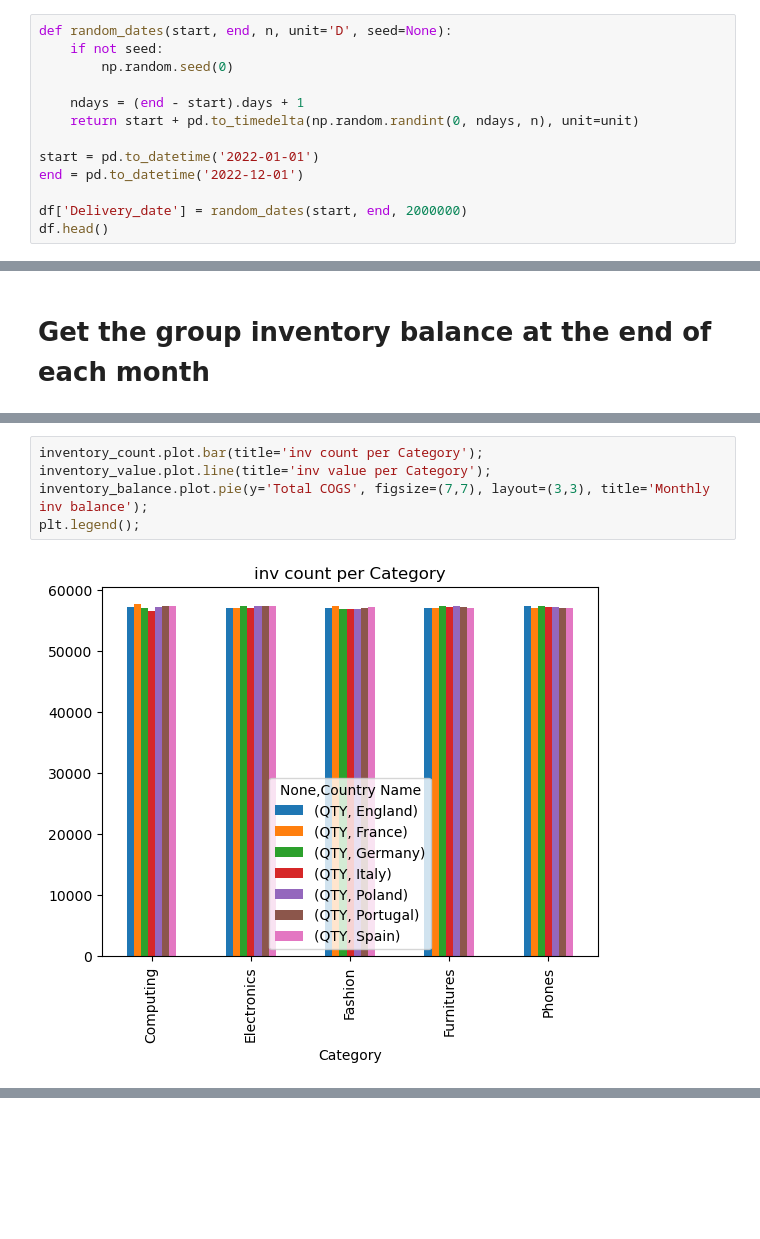
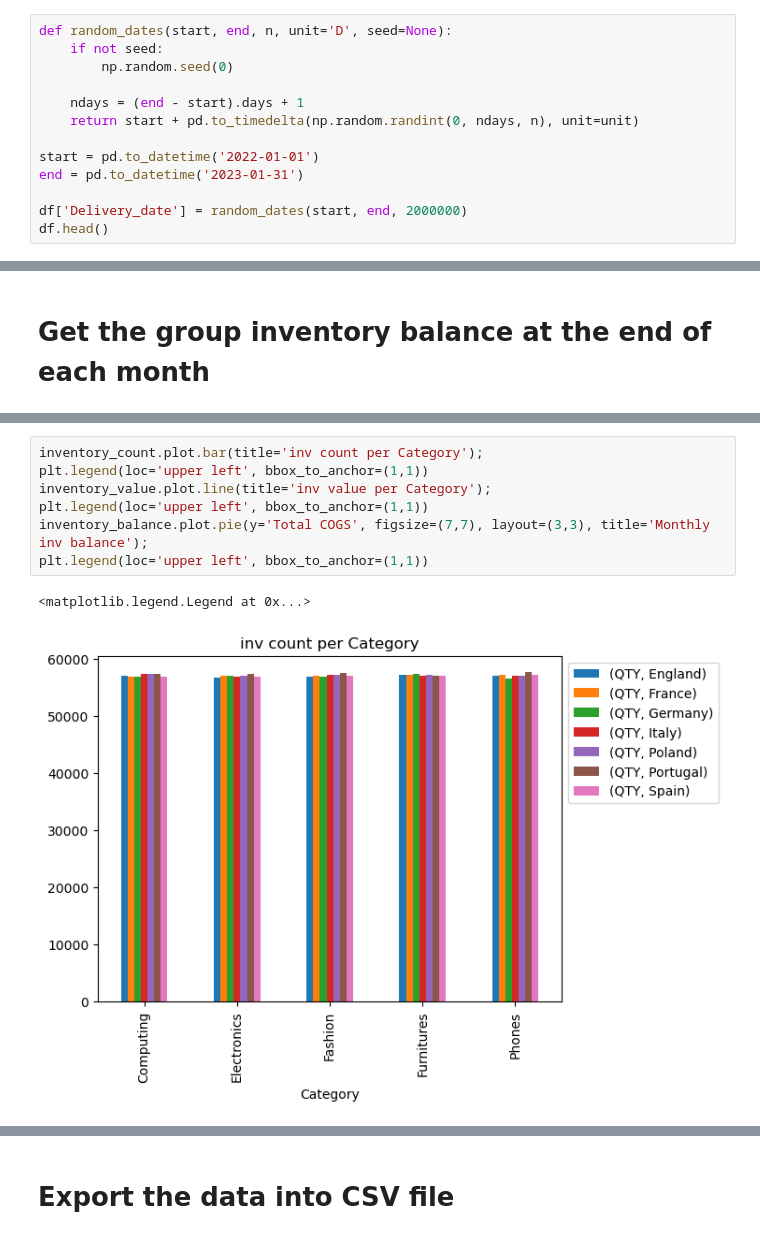
Before and after one commit to A-Moniem/Inventory-Management, a Jupyter notebook: Creating Inventory Dataset.ipynb, the cells around one changed output, grey strips where cells are left out. Drawn from its saved outputs; the diff is of its cells as text; blank space fills up the shorter version.

```diff
--- a/Creating Inventory Dataset.ipynb
+++ b/Creating Inventory Dataset.ipynb
@@ -138,7 +138,7 @@ def random_dates(start, end, n, unit='D', seed=None):
     return start + pd.to_timedelta(np.random.randint(0, ndays, n), unit=unit)
 
 start = pd.to_datetime('2022-01-01')
-end = pd.to_datetime('2022-12-01')
+end = pd.to_datetime('2023-01-31')
 
 df['Delivery_date'] = random_dates(start, end, 2000000)
 df.head()
@@ -239,7 +240,10 @@ inventory_balance
 # %%
 inventory_count.plot.bar(title='inv count per Category');
+plt.legend(loc='upper left', bbox_to_anchor=(1,1))
 inventory_value.plot.line(title='inv value per Category');
+plt.legend(loc='upper left', bbox_to_anchor=(1,1))
 inventory_balance.plot.pie(y='Total COGS', figsize=(7,7), layout=(3,3), title='Monthly inv balance');
-plt.legend();
+plt.legend(loc='upper left', bbox_to_anchor=(1,1))
 # %% [output]
+<matplotlib.legend.Legend at 0x...>
-[figure, old version]
+[figure, new version]
@@ -247,0 +252,2 @@ plt.legend();
+# %% [markdown]
+# Export the data into CSV file
```
Also changed, not shown: parts of 15 cells of this notebook, 1 other file.
